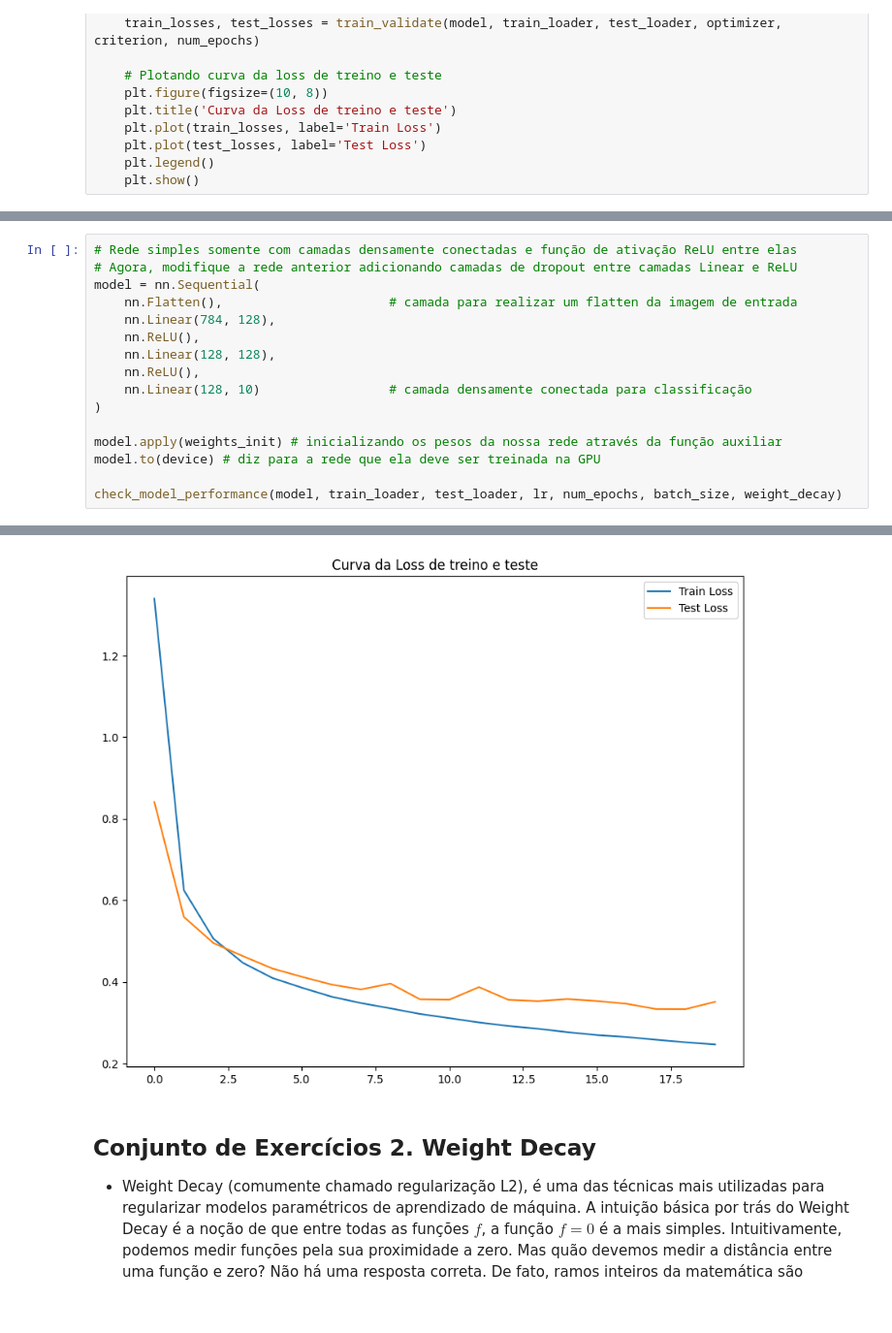
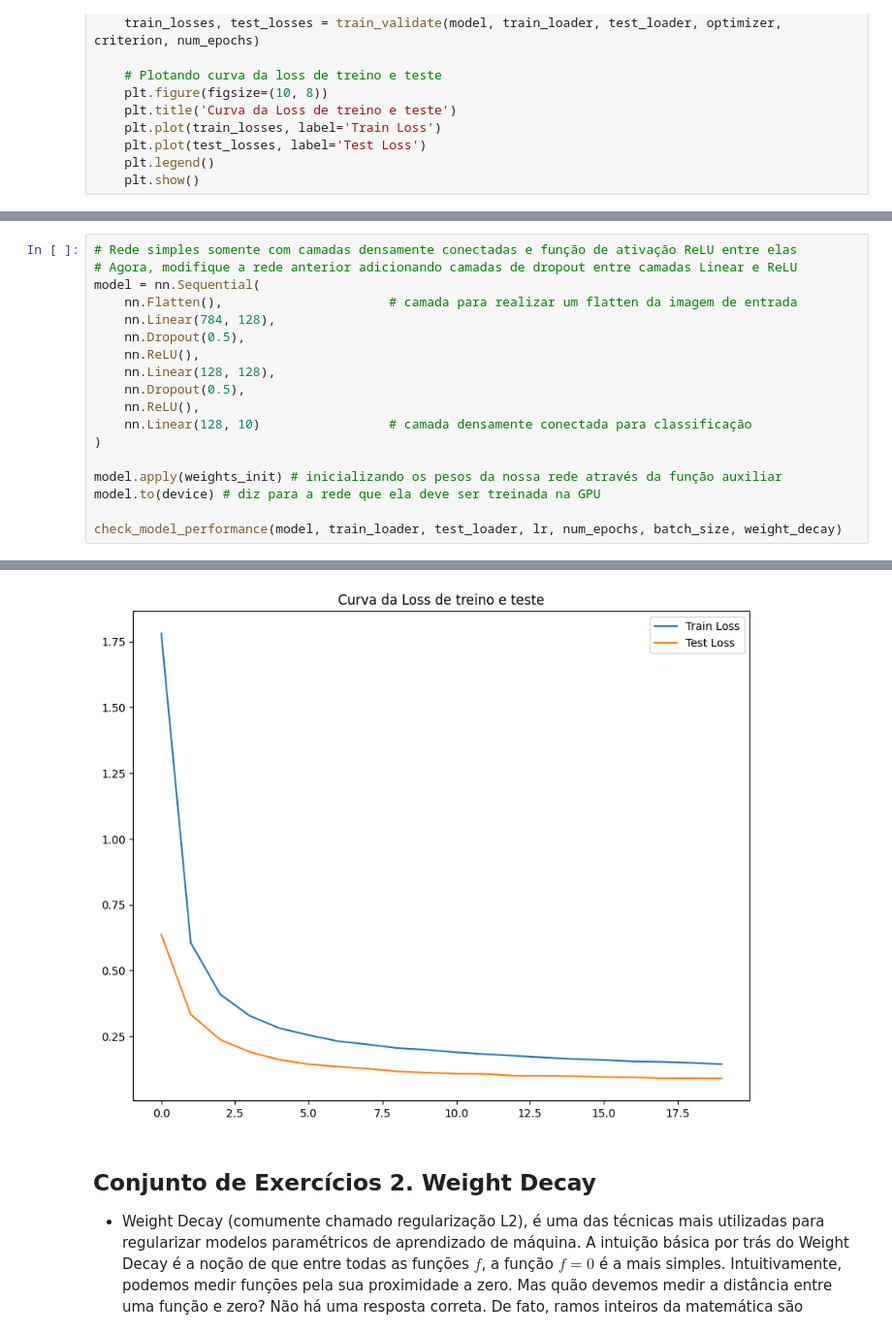
Before and after one commit to paduathiago/deep_learning, a Jupyter notebook: 04_Regularizadores_e_ViesVariancia.ipynb, the cells around one changed output, grey strips where cells are left out. Shown at 97% size. Cells and saved outputs as stored; diff of their text form.

```diff
--- a/04_Regularizadores_e_ViesVariancia.ipynb
+++ b/04_Regularizadores_e_ViesVariancia.ipynb
@@ -285,8 +280,10 @@ Epoch 20 => train loss: 0.2514, train acc: 0.9076, test loss: 0.3358, test acc:
 model = nn.Sequential(
     nn.Flatten(),                      # camada para realizar um flatten da imagem de entrada
     nn.Linear(784, 128),
+    nn.Dropout(0.5),
     nn.ReLU(),
     nn.Linear(128, 128),
+    nn.Dropout(0.5),
     nn.ReLU(),
     nn.Linear(128, 10)                 # camada densamente conectada para classificação
 )
@@ -316,4 +313,4 @@ Epoch 20 => train loss: 0.2463, train acc: 0.9095, test loss: 0.3509, test acc:
-[figure, old version]
+[figure, new version]
 # %% [markdown]
 ## Conjunto de Exercícios 2. Weight Decay
 
```
Also changed, not shown: parts of 17 cells of this notebook.
